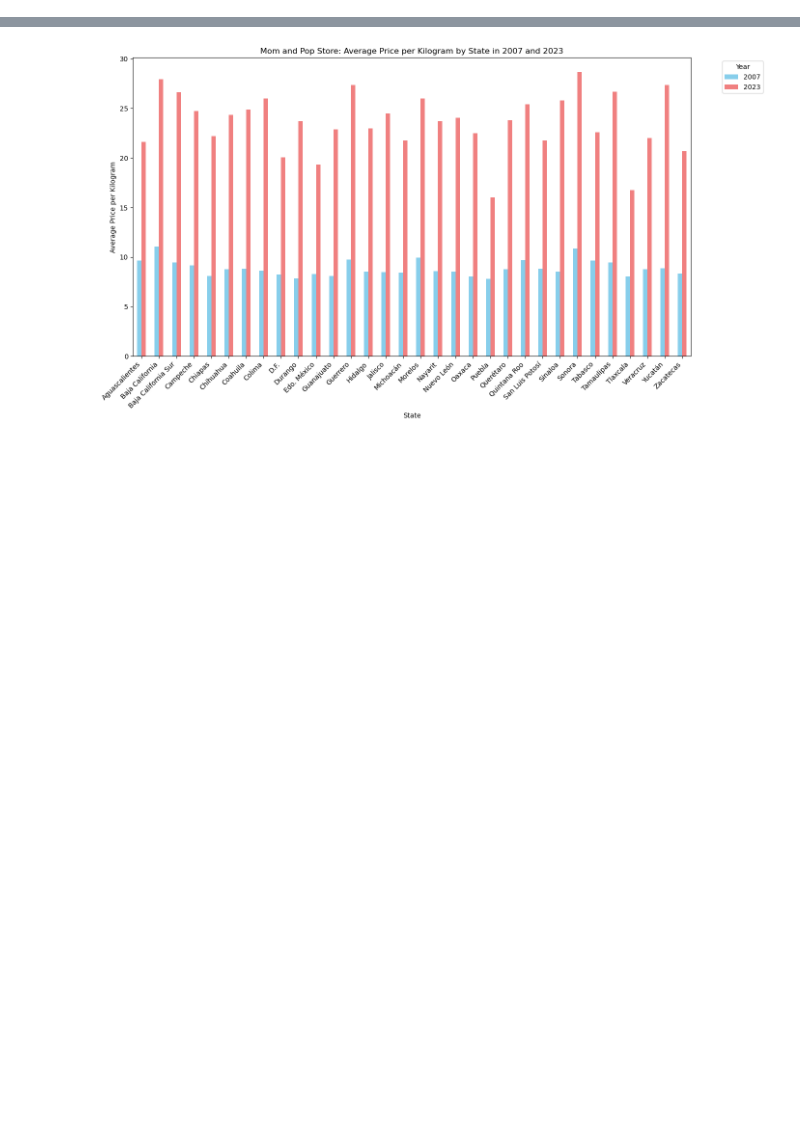
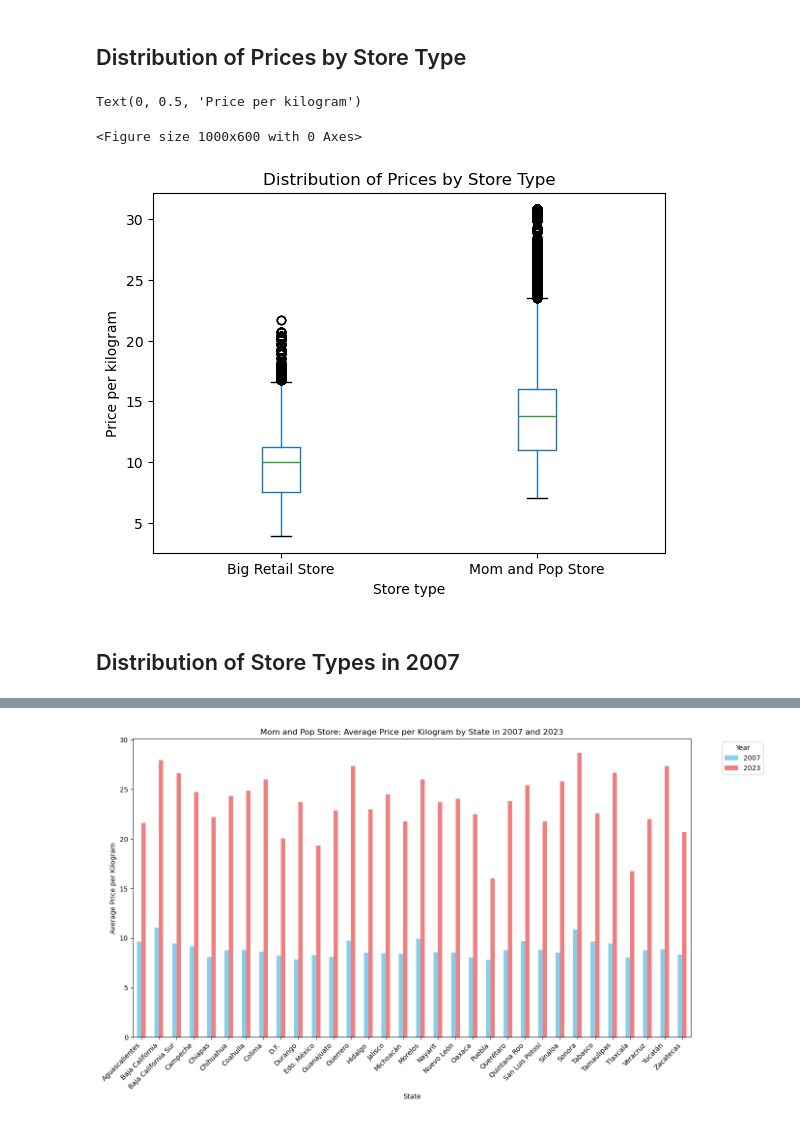
Before and after one commit to AzaniaHH/Tortillas-Project, a Jupyter notebook: tortilla_prices.ipynb, the cells around one changed output, grey strips where cells are left out. Drawn from its saved outputs; the diff is of its cells as text; code cells hidden in the pictures; blank space fills up the shorter version.

```diff
--- a/tortilla_prices.ipynb
+++ b/tortilla_prices.ipynb
@@ -109,0 +123,15 @@ yearly_avg = tortilla_df.groupby('Year')['Price per kilogram'].mean().reset_inde
+# %% [markdown]
+## Distribution of Prices by Store Type
+# %%
+plt.figure(figsize=(10,6))
+tortilla_df_complete.boxplot(column='Price per kilogram', by='Store type', grid=False)
+plt.title('Distribution of Prices by Store Type')
+plt.suptitle('')
+plt.xlabel("Store type")
+plt.ylabel('Price per kilogram')
+# %% [output]
+Text(0, 0.5, 'Price per kilogram')
+<Figure size 1000x600 with 0 Axes>
+[figure, added]
+# %% [markdown]
+## Distribution of Store Types in 2007
```
Also changed, not shown: parts of 53 cells of this notebook, 2 other files.
